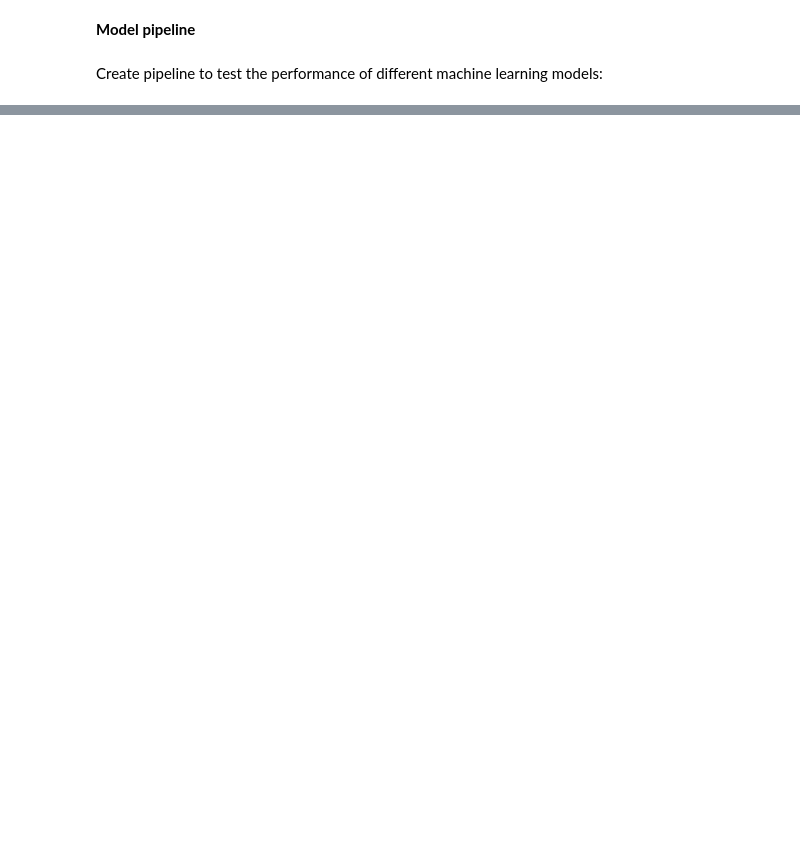
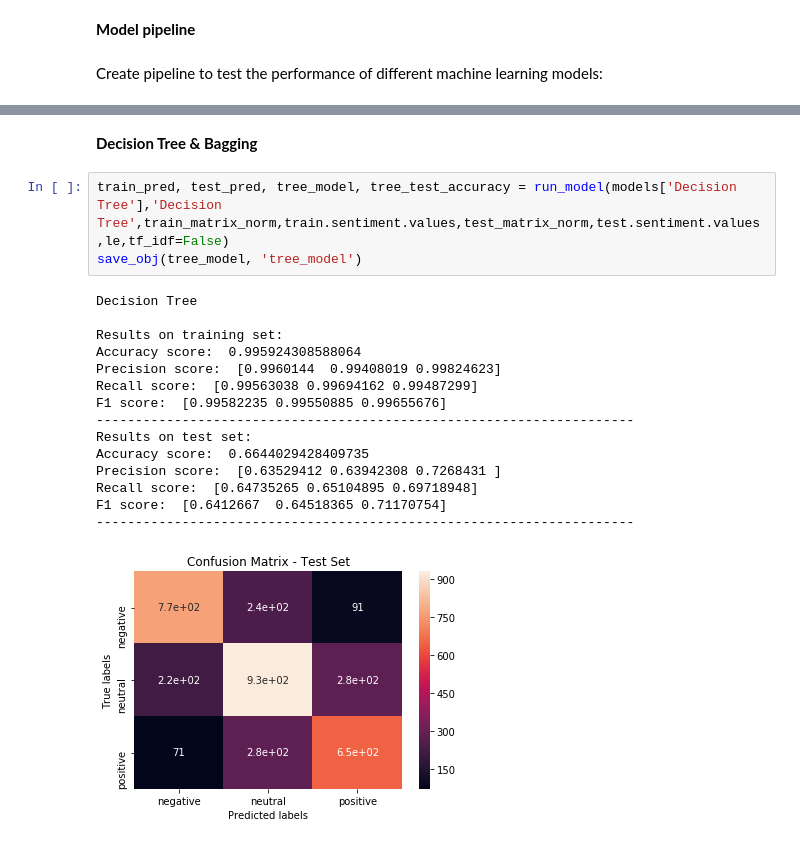
Before and after one commit to alexkapele/tweet_sentiment, a Jupyter notebook: sentiment_analysis.ipynb, the cells around one changed output, grey strips where cells are left out. Cells and saved outputs as stored; diff of their text form; blank space fills up the shorter version.

```diff
--- a/sentiment_analysis.ipynb
+++ b/sentiment_analysis.ipynb
@@ -472,0 +522,21 @@ train_pred, test_pred = run_model(models['KNN'],'KNN',train_matrix_norm,train.se
+# %% [markdown]
+**Decision Tree & Bagging**
+# %%
+train_pred, test_pred, tree_model, tree_test_accuracy = run_model(models['Decision Tree'],'Decision Tree',train_matrix_norm,train.sentiment.values,test_matrix_norm,test.sentiment.values,le,tf_idf=False)
+save_obj(tree_model, 'tree_model')
+# %% [output]
+Decision Tree
+
+Results on training set:
+Accuracy score:  0.995924308588064
+Precision score:  [0.9960144  0.99408019 0.99824623]
+Recall score:  [0.99563038 0.99694162 0.99487299]
+F1 score:  [0.99582235 0.99550885 0.99655676]
+---------------------------------------------------------------------
+Results on test set:
+Accuracy score:  0.6644029428409735
+Precision score:  [0.63529412 0.63942308 0.7268431 ]
+Recall score:  [0.64735265 0.65104895 0.69718948]
+F1 score:  [0.6412667  0.64518365 0.71170754]
+---------------------------------------------------------------------
+[figure, added]
```
Also changed, not shown: parts of 41 cells of this notebook.
